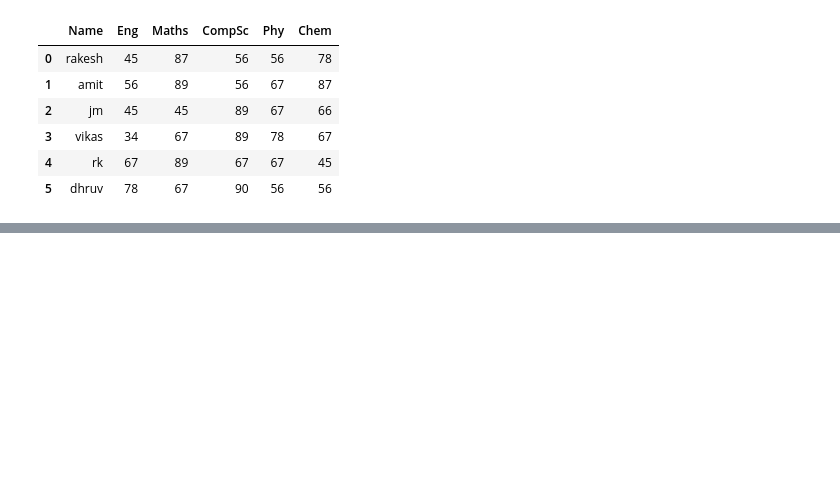
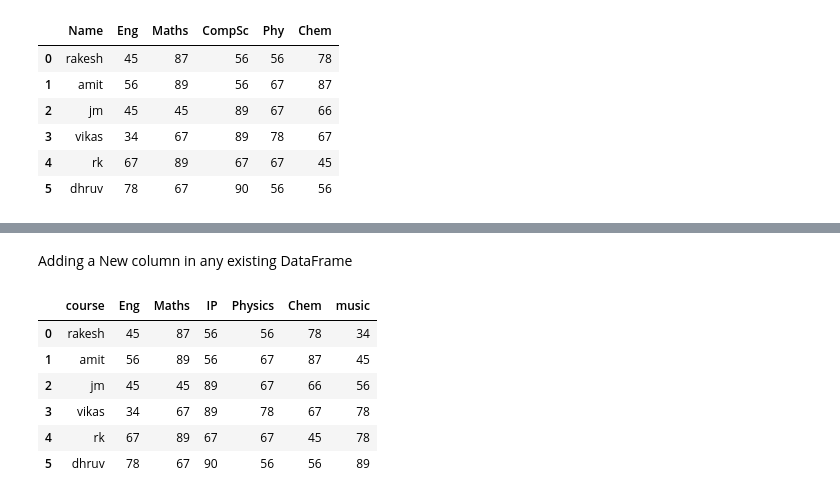
Before and after one commit to linrakesh/Notes, a Jupyter notebook: PandasCode/DataFrame_Accessing_slicing.ipynb, the cells around one changed output, grey strips where cells are left out. Cells and saved outputs as stored; diff of their text form; code cells hidden in the pictures; blank space fills up the shorter version.

Commit message:
adding new column

```diff
--- a/PandasCode/DataFrame_Accessing_slicing.ipynb
+++ b/PandasCode/DataFrame_Accessing_slicing.ipynb
@@ -114,6 +98,3 @@ df
 | 3 | vikas | 34 | 67 | 89 | 78 | 67 |
 | 4 | rk | 67 | 89 | 67 | 67 | 45 |
 | 5 | dhruv | 78 | 67 | 90 | 56 | 56 |
-# %%
-# changing single column name
-df['name'] ='Student Name'
@@ -119,0 +124,5 @@ df['name'] ='Student Name'
+# %%
+# Using rename() function.
+df.rename(columns={'CompSc': 'Computer'}, inplace=True)
+ #inplace does not display results so we have to display it manually
+df
@@ -119,0 +137,5 @@ df['name'] ='Student Name'
+# %%
+# Renaming Multiple columns.  --silently
+df.rename({'Name': 'student name', 'Computer': 'IP',
+          'Phy': 'Physics'}, axis="columns", inplace=True)
+df
@@ -119,0 +150,3 @@ df['name'] ='Student Name'
+# %%
+df.columns.values[0]='course'   # change column name silently and does not display it directly
+df
@@ -119,0 +161,13 @@ df['name'] ='Student Name'
+# %% [markdown]
+Adding a New column in any existing DataFrame
+# %%
+df['music']=[34,45,56,78,78,89]   #add a new column with given values
+df
+# %% [output]
+|  | course | Eng | Maths | IP | Physics | Chem | music |
+| 0 | rakesh | 45 | 87 | 56 | 56 | 78 | 34 |
+| 1 | amit | 56 | 89 | 56 | 67 | 87 | 45 |
+| 2 | jm | 45 | 45 | 89 | 67 | 66 | 56 |
+| 3 | vikas | 34 | 67 | 89 | 78 | 67 | 78 |
+| 4 | rk | 67 | 89 | 67 | 67 | 45 | 78 |
+| 5 | dhruv | 78 | 67 | 90 | 56 | 56 | 89 |
```
Also changed, not shown: parts of 9 cells of this notebook.
